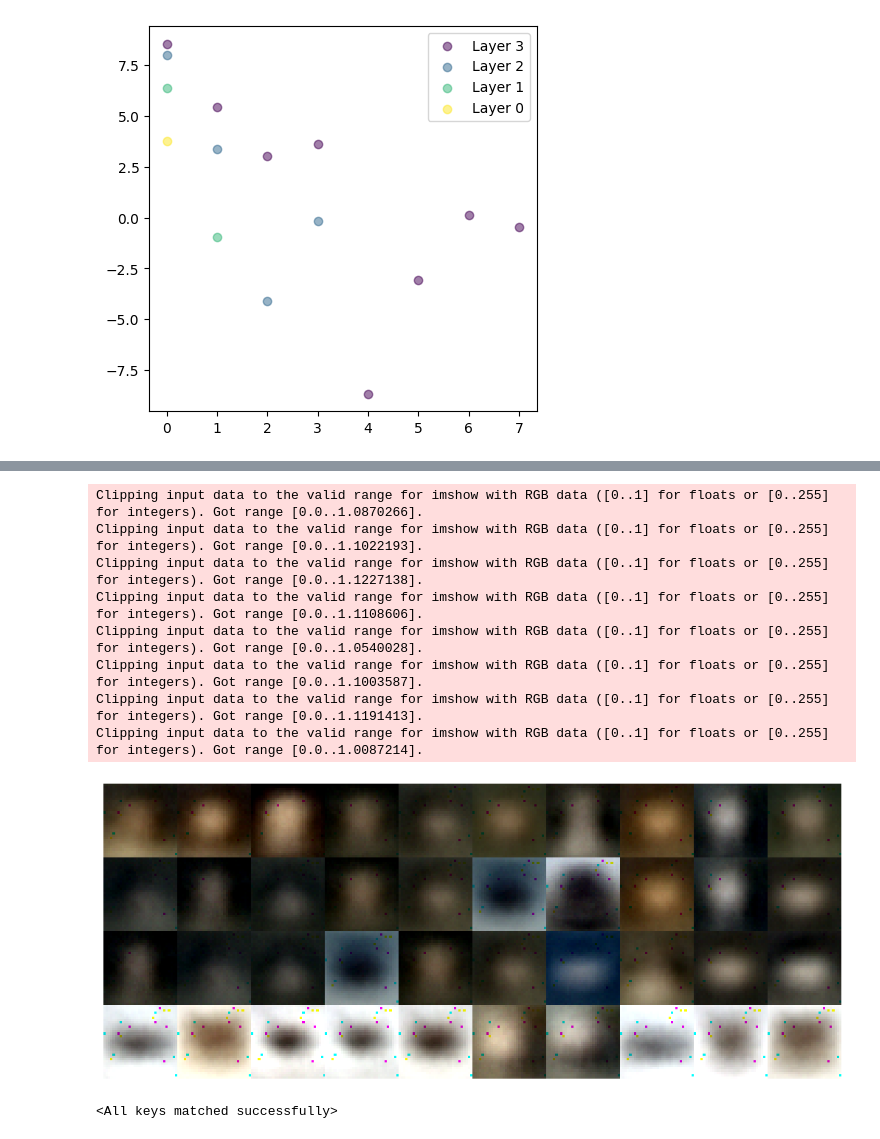
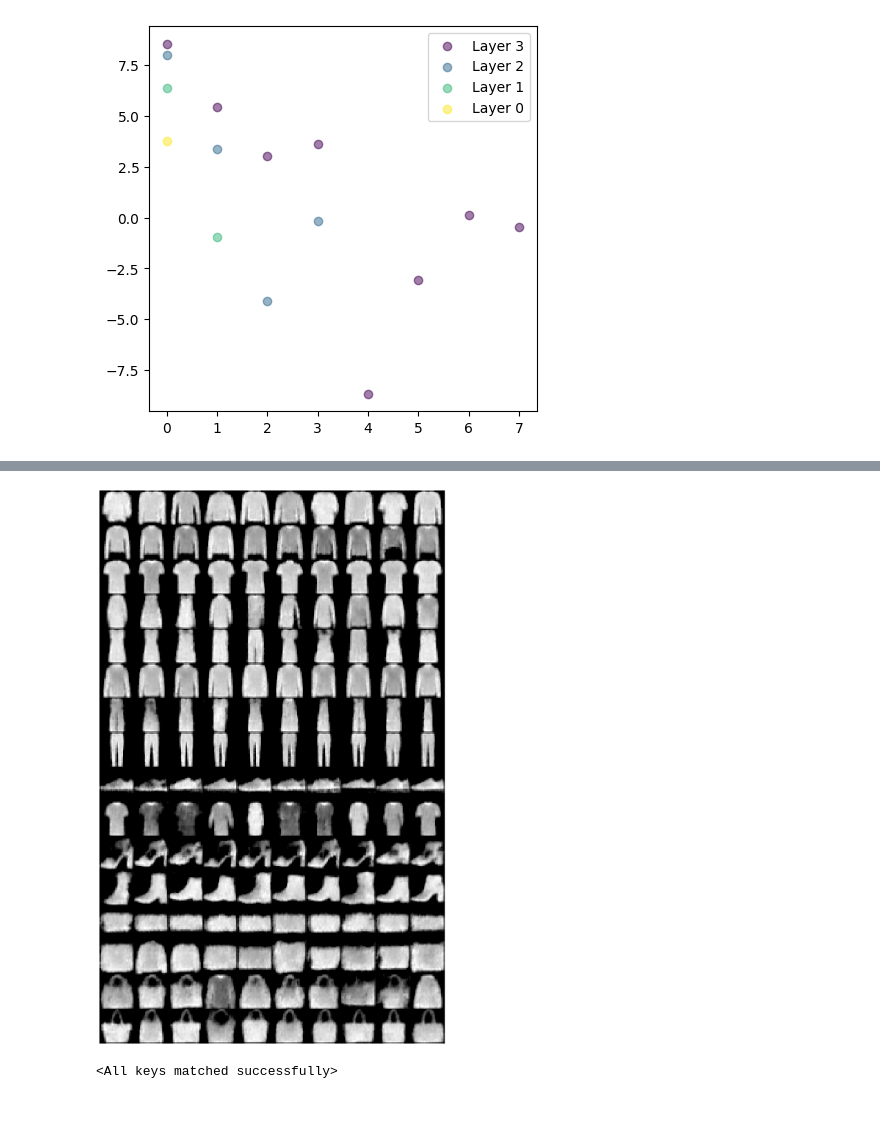
Before and after one commit to Teachable-AI-Lab/unsupervised-prototypes, a Jupyter notebook: GMM-exp.ipynb, the cells around one changed output, grey strips where cells are left out. Saved outputs shown, nothing was run; the diff lists cells and outputs as text; code cells hidden in the pictures; blank space fills up the shorter version.

```diff
--- a/GMM-exp.ipynb
+++ b/GMM-exp.ipynb
@@ -44,5 +29,5 @@ mnist_test_loader = DataLoader(mnist_test, batch_size=1024, shuffle=True, num_wo
 # %%
-train_loader, test_loader, train_set, test_set = utils.get_data_loader('cifar-10', 128, False)
+train_loader, test_loader, train_set, test_set = utils.get_data_loader('fashion-mnist', 128, False)
 # %%
 device = torch.device('cuda' if torch.cuda.is_available() else 'cpu')
 # device = 'cpu'
@@ -289,3 +372,5 @@ utils.plot_tsne(all_latent, all_labels).show()
+# %%
+all_latent, all_labels, pcx, pis, centroid_list, H = utils.get_latent(model, test_loader, device)
 # %%
 utils.plot_qcx(pcx).show()
 # %% [output]
@@ -311,14 +394,6 @@ Clipping input data to the valid range for imshow with RGB data ([0..1] for floa
 # %%
-utils.plot_dataset_examples(model, all_latent, pcx, 2, 10, device).show()
+utils.plot_dataset_examples(model, all_latent, pcx, 4, 10, device).show()
 # %% [output]
-Clipping input data to the valid range for imshow with RGB data ([0..1] for floats or [0..255] for integers). Got range [0.0..1.0870266].
-Clipping input data to the valid range for imshow with RGB data ([0..1] for floats or [0..255] for integers). Got range [0.0..1.1022193].
-Clipping input data to the valid range for imshow with RGB data ([0..1] for floats or [0..255] for integers). Got range [0.0..1.1227138].
-Clipping input data to the valid range for imshow with RGB data ([0..1] for floats or [0..255] for integers). Got range [0.0..1.1108606].
-Clipping input data to the valid range for imshow with RGB data ([0..1] for floats or [0..255] for integers). Got range [0.0..1.0540028].
-Clipping input data to the valid range for imshow with RGB data ([0..1] for floats or [0..255] for integers). Got range [0.0..1.1003587].
-Clipping input data to the valid range for imshow with RGB data ([0..1] for floats or [0..255] for integers). Got range [0.0..1.1191413].
-Clipping input data to the valid range for imshow with RGB data ([0..1] for floats or [0..255] for integers). Got range [0.0..1.0087214].
-[figure, old version]
+[figure, new version]
 # %%
 # save model
```
Also changed, not shown: parts of 13 cells of this notebook, 23 other files.
